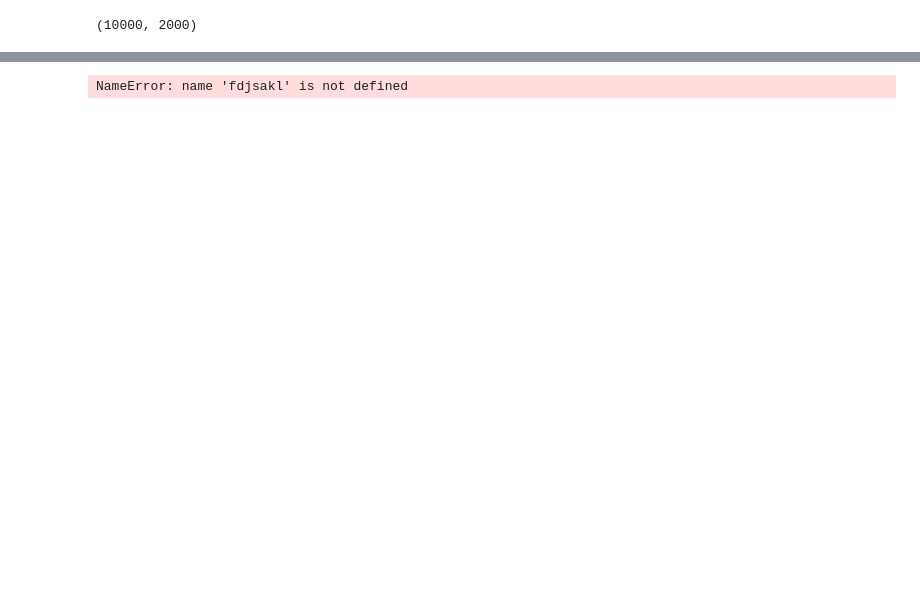
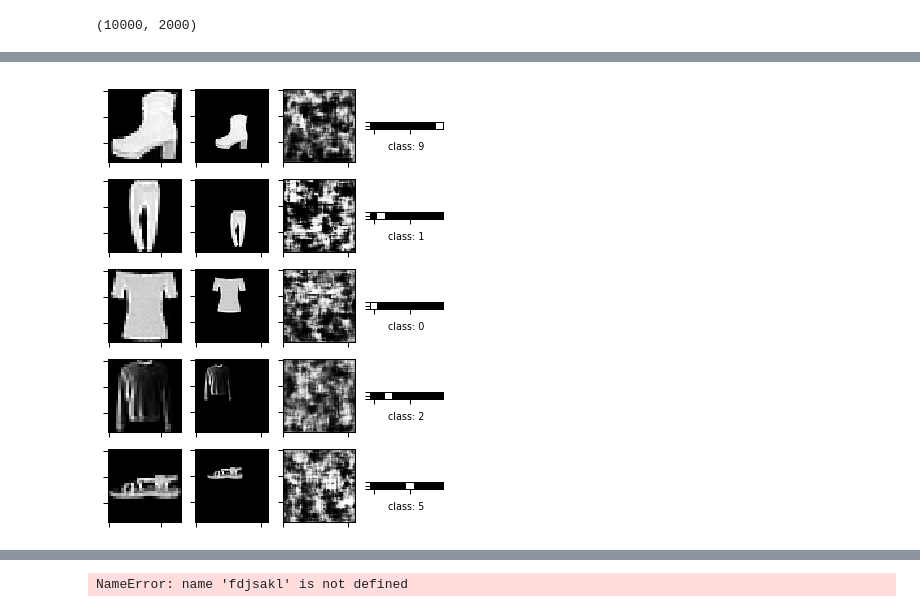
Before and after one commit to elijahc/vae, a Jupyter notebook: notebooks/05-Corrupted-labels.ipynb, the cells around one changed output, grey strips where cells are left out. Cells and saved outputs as stored; diff of their text form; code cells hidden in the pictures; blank space fills up the shorter version.

```diff
--- a/notebooks/05-Corrupted-labels.ipynb
+++ b/notebooks/05-Corrupted-labels.ipynb
@@ -325,6 +385,10 @@ l2_enc = l2_encoder.predict(DL.sx_test,batch_size=config.batch_size)
 z_enc = z_encoder.predict(DL.sx_test,batch_size=config.batch_size)
 # y_lat = y_lat_encoder.predict(DL.sx_test,batch_size=config.batch_size)
 y_enc = classifier.predict(DL.sx_test,batch_size=config.batch_size)
+# %%
+z_enc_tr = z_encoder.predict(DL.sx_train,batch_size=config.batch_size)
+# y_lat = y_lat_encoder.predict(DL.sx_test,batch_size=config.batch_size)
+y_enc_tr = classifier.predict(DL.sx_train,batch_size=config.batch_size)
 # %%
 np.save(os.path.join(config.model_dir,'z_enc'),z_enc)
 np.save(os.path.join(config.model_dir,'l1_enc'),l1_enc)
@@ -376,6 +441,10 @@ loading fashion_mnist...
 sx_train:  (60000, 3136)
 making training data...
 making testing data...
+# %%
+enc_dec_samples(DL.x_train,DL.sx_train,z_enc_tr,y_enc_tr,generator)
+# %% [output]
+[figure, added]
 # %%
 enc_dec_samples(DL.x_test,DL.sx_test,z_enc,y_enc,generator)
 # %% [output]
```
Also changed, not shown: parts of 29 cells of this notebook, 14 other files.
